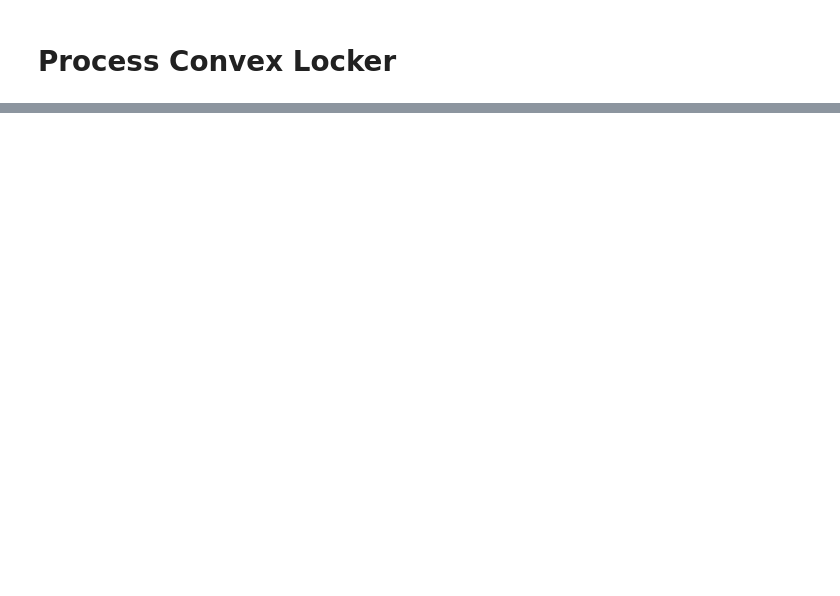
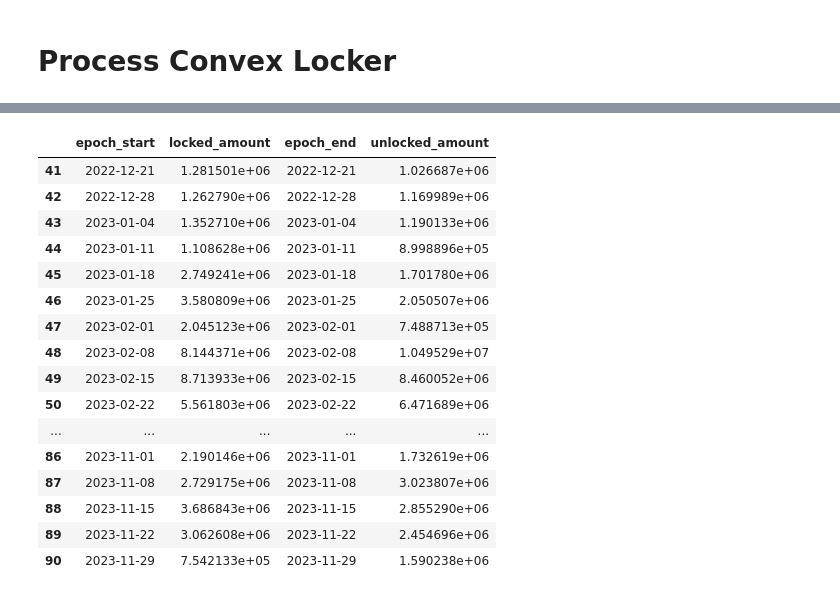
Before and after one commit to ExperimentsWithCode/Center-For-Llamas, a Jupyter notebook: test_delegation.ipynb, the cells around one changed output, grey strips where cells are left out. Saved outputs shown, nothing was run; the diff lists cells and outputs as text; code cells hidden in the pictures; blank space fills up the shorter version.

Commit message:
expanded system coverage

```diff
--- a/test_delegation.ipynb
+++ b/test_delegation.ipynb
@@ -106,11 +106,11 @@ class ProcessConvexLocker():
         self.df_locker = df_locker
         # self.df_locker_aggregate = []
 
-        self.df_user_epoch = []
-        self.df_aggregate_user_epoch = []
-        self.df_aggregate_system = []
-        self.df_aggregate_epoch = []
-        self.df_aggregate_epoch_current = []
+        self.df_user_epoch = [] # All locks
+        self.df_aggregate_user_epoch = []   # Sum of locks per lock per epoch per user
+        self.df_aggregate_system = [] # Aggregate sum of locks per epoch
+        self.df_aggregate_epoch = [] # Aggregate sum of locks per user per epoch
+        self.df_aggregate_epoch_current = [] # only current aggregate epoch
         self.process()
         self.process_user_epoch()
         self.process_aggregate_user_epoch()
@@ -147,8 +147,10 @@ class ProcessConvexLocker():
         this_epoch = df.epoch_start.min()
         local_list = []
         while this_epoch <= furthest_epoch:
-            df_local = df[df['epoch_start']<= this_epoch ]
-            df_local = df_local[df_local['epoch_end']> this_epoch ]
+            this_epoch_lag = shift_time_days(this_epoch, -1)
+            this_epoch_buff = shift_time_days(this_epoch, 1)
+            df_local = df[df['epoch_start'] <= this_epoch_buff ]
+            df_local = df_local[df_local['epoch_end'] > this_epoch_lag ]
             df_local = df_local.groupby([
                     'epoch_start', 'epoch_end', 'user', 'known_as', 'display_name',
                 ])['locked_amount'].agg(['sum', 'count']).reset_index()
@@ -180,10 +182,10 @@ class ProcessConvexLocker():
                 'epoch_end',
             ]).agg(
             locked_amount=pd.NamedAgg(column='locked_amount', aggfunc=sum),
-            lock_count=pd.NamedAgg(column='tx_hash', aggfunc=lambda x: len(x.unique())
-        )).reset_index()
+            lock_count=pd.NamedAgg(column='tx_hash', aggfunc=sum)
+
+        ).reset_index()
         now_epoch = self.df_aggregate_epoch[self.df_aggregate_epoch['epoch_start'] <= dt.now()].epoch_start.max()
-        temp = self.df_aggregate_epoch
         self.df_aggregate_epoch_current = self.df_aggregate_epoch[self.df_aggregate_epoch['epoch_end'] >= now_epoch]
         return
 
@@ -194,7 +196,8 @@ class ProcessConvexLocker():
                 'this_epoch',
             ]).agg(
             total_locked=pd.NamedAgg(column='current_locked', aggfunc=sum),
-            lock_count=pd.NamedAgg(column='lock_count', aggfunc=sum)
+            lock_count=pd.NamedAgg(column='lock_count', aggfunc=sum),
+            user_count=pd.NamedAgg(column='user', aggfunc=lambda x: len(x.unique()))
         ).reset_index()
         return
 # %%
@@ -276,0 +475,33 @@ fig.show()
+# %%
+pcl_agg_epoch
+df_temp_start = pcl_agg_epoch[['epoch_start', 'locked_amount']]
+df_temp_end = pcl_agg_epoch[['epoch_end', 'locked_amount']]
+
+df_temp_end = df_temp_end.rename(columns={
+    "locked_amount": 'unlocked_amount',
+    })
+
+df_temp_start['epoch_start'] = df_temp_start.epoch_start.dt.date
+df_temp_end['epoch_end'] = df_temp_end.epoch_end.dt.date
+# %%
+df_combo = pd.merge(df_temp_start, df_temp_end, how='left', left_on = 'epoch_start', right_on = 'epoch_end')
+# %%
+df_combo.tail(50)
+# %% [output]
+|  | epoch_start | locked_amount | epoch_end | unlocked_amount |
+| 41 | 2022-12-21 | 1.281501e+06 | 2022-12-21 | 1.026687e+06 |
+| 42 | 2022-12-28 | 1.262790e+06 | 2022-12-28 | 1.169989e+06 |
+| 43 | 2023-01-04 | 1.352710e+06 | 2023-01-04 | 1.190133e+06 |
+| 44 | 2023-01-11 | 1.108628e+06 | 2023-01-11 | 8.998896e+05 |
+| 45 | 2023-01-18 | 2.749241e+06 | 2023-01-18 | 1.701780e+06 |
+| 46 | 2023-01-25 | 3.580809e+06 | 2023-01-25 | 2.050507e+06 |
+| 47 | 2023-02-01 | 2.045123e+06 | 2023-02-01 | 7.488713e+05 |
+| 48 | 2023-02-08 | 8.144371e+06 | 2023-02-08 | 1.049529e+07 |
+| 49 | 2023-02-15 | 8.713933e+06 | 2023-02-15 | 8.460052e+06 |
+| 50 | 2023-02-22 | 5.561803e+06 | 2023-02-22 | 6.471689e+06 |
+| ... | ... | ... | ... | ... |
+| 86 | 2023-11-01 | 2.190146e+06 | 2023-11-01 | 1.732619e+06 |
+| 87 | 2023-11-08 | 2.729175e+06 | 2023-11-08 | 3.023807e+06 |
+| 88 | 2023-11-15 | 3.686843e+06 | 2023-11-15 | 2.855290e+06 |
+| 89 | 2023-11-22 | 3.062608e+06 | 2023-11-22 | 2.454696e+06 |
+| 90 | 2023-11-29 | 7.542133e+05 | 2023-11-29 | 1.590238e+06 |
```
Also changed, not shown: parts of 38 cells of this notebook, 26 other files.
